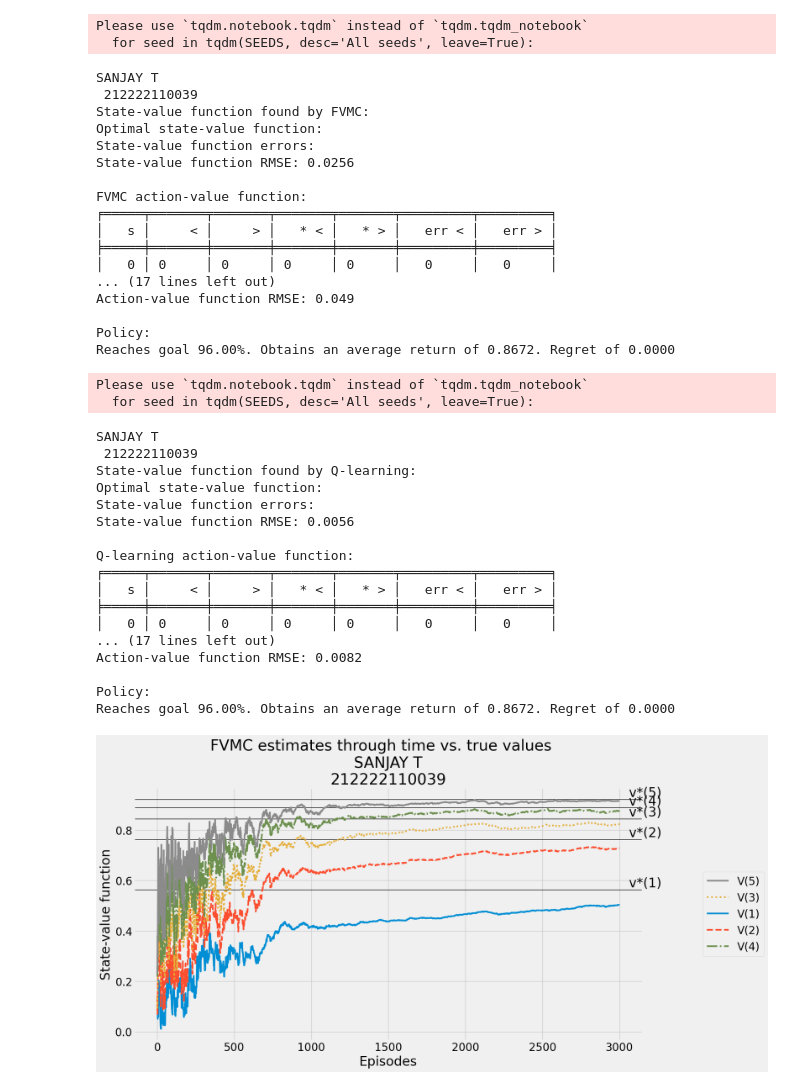
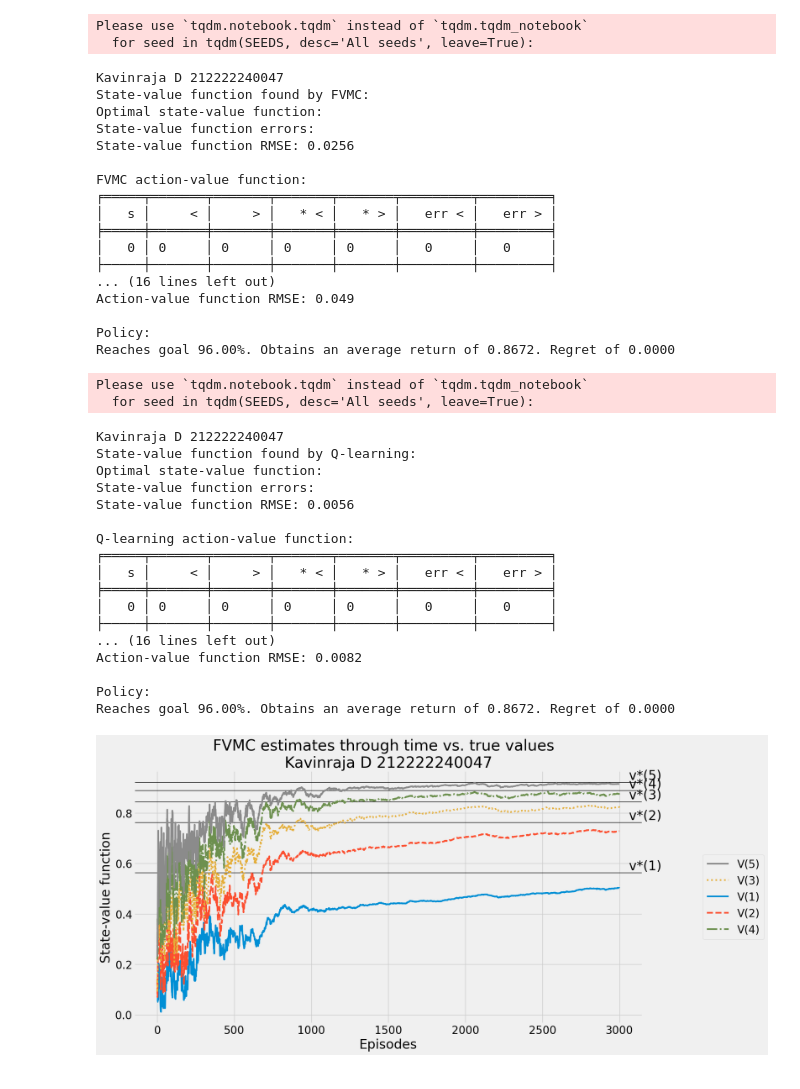
Before and after one commit to d-kavinraja/Q-Learning, a Jupyter notebook: EXP_07_RL.ipynb, the cells around one changed output. Cells and saved outputs as stored; diff of their text form; code cells hidden in the pictures.

```diff
--- a/EXP_07_RL.ipynb
+++ b/EXP_07_RL.ipynb
@@ -355,7 +338,7 @@ del Q_mcs ; del V_mcs ; del Q_track_mcs
 Please use `tqdm.notebook.tqdm` instead of `tqdm.tqdm_notebook`
   for seed in tqdm(SEEDS, desc='All seeds', leave=True):
 # %%
-print("SANJAY T \n 212222110039")
+print("Kavinraja D 212222240047")
 print_state_value_function(V_mc, P, n_cols=n_cols,
                            prec=svf_prec, title='State-value function found by FVMC:')
 print_state_value_function(optimal_V, P, n_cols=n_cols,
@@ -377,8 +360,7 @@ success_rate_mc, mean_return_mc, mean_regret_mc = get_policy_metrics(
 print('Reaches goal {:.2f}%. Obtains an average return of {:.4f}. Regret of {:.4f}'.format(
     success_rate_mc, mean_return_mc, mean_regret_mc))
 # %% [output]
-SANJAY T
- 212222110039
+Kavinraja D 212222240047
 State-value function found by FVMC:
 Optimal state-value function:
 State-value function errors:
@@ -389,7 +371,8 @@ FVMC action-value function:
 │   s │     < │     > │   * < │   * > │   err < │   err > │
 ╞═════╪═══════╪═══════╪═══════╪═══════╪═════════╪═════════╡
 │   0 │ 0     │ 0     │ 0     │ 0     │   0     │   0     │
-... (17 lines left out)
+├─────┼───────┼───────┼───────┼───────┼─────────┼─────────┤
+... (16 lines left out)
 Action-value function RMSE: 0.049
 
 Policy:
@@ -446,7 +429,7 @@ del Q_qls ; del V_qls ; del Q_track_qls
 Please use `tqdm.notebook.tqdm` instead of `tqdm.tqdm_notebook`
   for seed in tqdm(SEEDS, desc='All seeds', leave=True):
 # %%
-print("SANJAY T \n 212222110039")
+print("Kavinraja D 212222240047")
 print_state_value_function(V_ql, P, n_cols=n_cols,
                            prec=svf_prec, title='State-value function found by Q-learning:')
 print_state_value_function(optimal_V, P, n_cols=n_cols,
@@ -468,8 +451,7 @@ success_rate_ql, mean_return_ql, mean_regret_ql = get_policy_metrics(
 print('Reaches goal {:.2f}%. Obtains an average return of {:.4f}. Regret of {:.4f}'.format(
     success_rate_ql, mean_return_ql, mean_regret_ql))
 # %% [output]
-SANJAY T
- 212222110039
+Kavinraja D 212222240047
 State-value function found by Q-learning:
 Optimal state-value function:
 State-value function errors:
@@ -480,20 +462,21 @@ Q-learning action-value function:
 │   s │     < │     > │   * < │   * > │   err < │   err > │
 ╞═════╪═══════╪═══════╪═══════╪═══════╪═════════╪═════════╡
 │   0 │ 0     │ 0     │ 0     │ 0     │   0     │   0     │
-... (17 lines left out)
+├─────┼───────┼───────┼───────┼───────┼─────────┼─────────┤
+... (16 lines left out)
 Action-value function RMSE: 0.0082
 
 Policy:
 Reaches goal 96.00%. Obtains an average return of 0.8672. Regret of 0.0000
 # %%
 plot_value_function(
-    'FVMC estimates through time vs. true values   \nSANJAY T\n212222110039',
+    'FVMC estimates through time vs. true values  \nKavinraja D 212222240047',
     np.max(Q_track_mc, axis=2),
     optimal_V,
     limit_items=limit_items,
     limit_value=limit_value,
     log=False)
 # %% [output]
-[figure, old version]
+[figure, new version]
 # %%
 plot_value_function(
```
Also changed, not shown: parts of 3 cells of this notebook, 6 other files.
